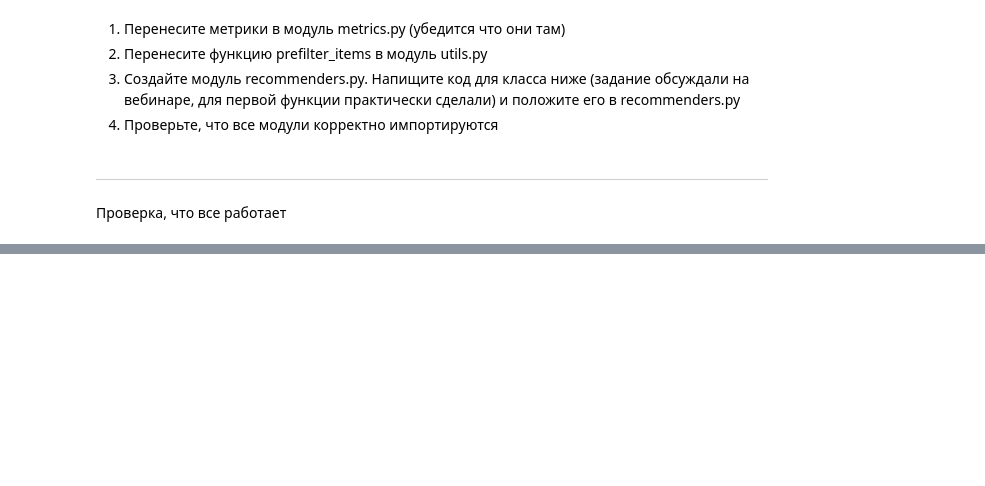
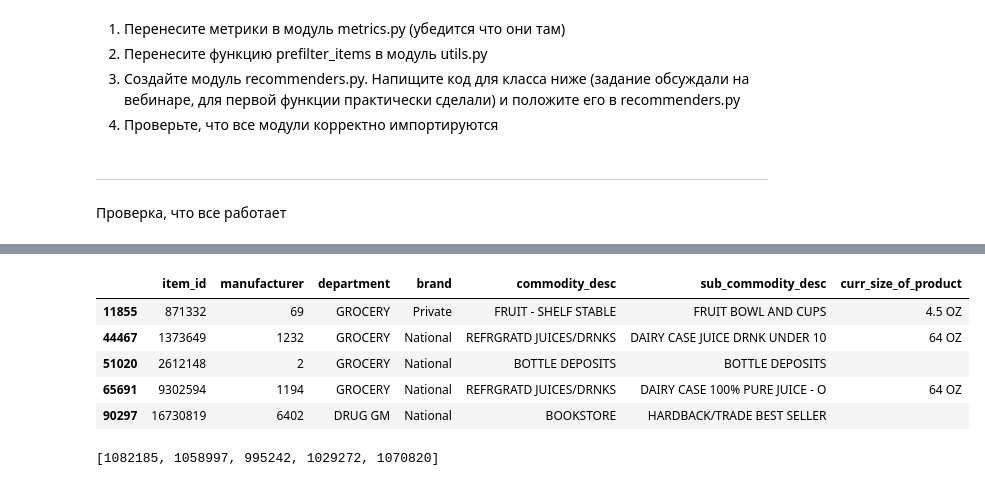
Before and after one commit to Foreman1980/4.3_RecommenderSystems, a Jupyter notebook: hw_webinar_4.ipynb, the cells around one changed output, grey strips where cells are left out. Saved outputs shown, nothing was run; the diff lists cells and outputs as text; code cells hidden in the pictures; blank space fills up the shorter version.

```diff
--- a/hw_webinar_4.ipynb
+++ b/hw_webinar_4.ipynb
@@ -356,0 +295,13 @@ from src.recommenders import MainRecommender
+# %%
+item_features[item_features['item_id'].isin([871332, 16730819, 9302594, 2612148, 1373649])]
+# %% [output]
+|  | item_id | manufacturer | department | brand | commodity_desc | sub_commodity_desc | curr_size_of_product |
+| 11855 | 871332 | 69 | GROCERY | Private | FRUIT - SHELF STABLE | FRUIT BOWL AND CUPS | 4.5 OZ |
+| 44467 | 1373649 | 1232 | GROCERY | National | REFRGRATD JUICES/DRNKS | DAIRY CASE JUICE DRNK UNDER 10 | 64 OZ |
+| 51020 | 2612148 | 2 | GROCERY | National | BOTTLE DEPOSITS | BOTTLE DEPOSITS |  |
+| 65691 | 9302594 | 1194 | GROCERY | National | REFRGRATD JUICES/DRNKS | DAIRY CASE 100% PURE JUICE - O | 64 OZ |
+| 90297 | 16730819 | 6402 | DRUG GM | National | BOOKSTORE | HARDBACK/TRADE BEST SELLER |  |
+# %%
+my_recommender.get_similar_users_recommendation(443, N=5)
+# %% [output]
+[1082185, 1058997, 995242, 1029272, 1070820]
```
Also changed, not shown: parts of 26 cells of this notebook, 1 other file.
